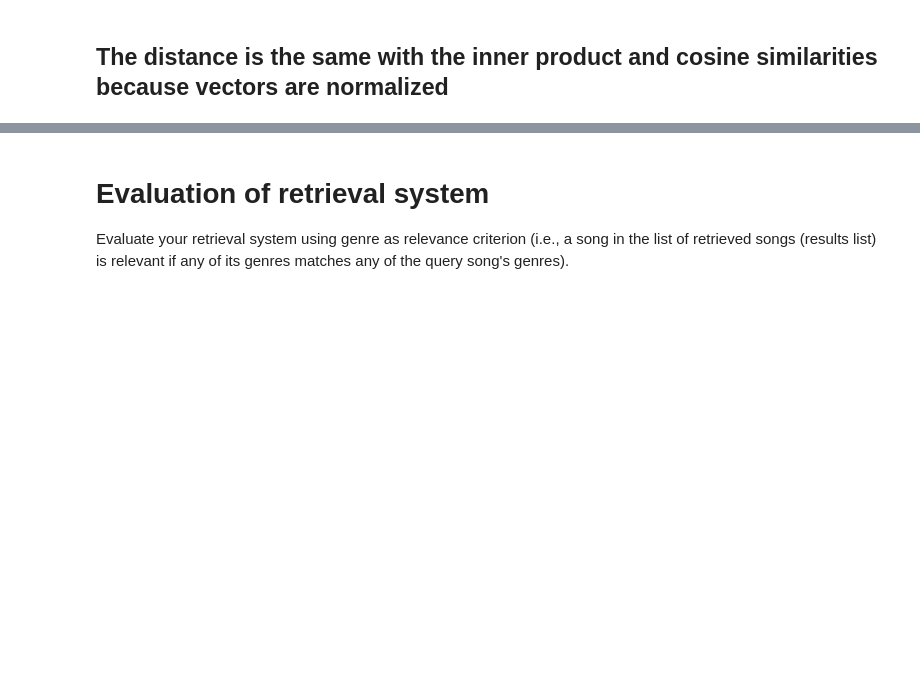
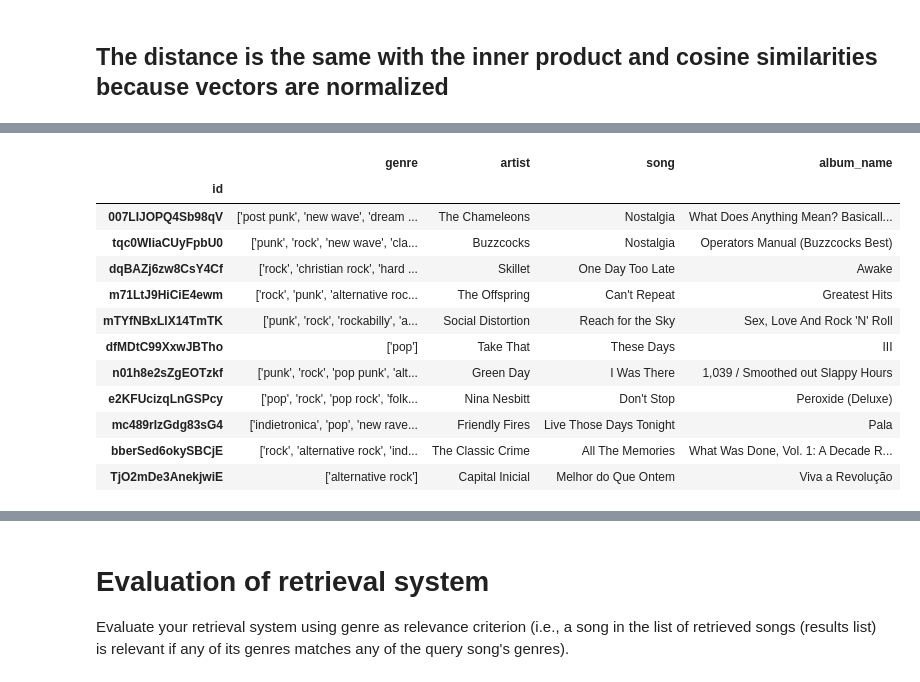
Before and after one commit to mmosc/MMSR, a Jupyter notebook: project/ProjectImplementation.ipynb, the cells around one changed output, grey strips where cells are left out. Saved outputs shown, nothing was run; the diff lists cells and outputs as text; code cells hidden in the pictures; blank space fills up the shorter version.

```diff
--- a/project/ProjectImplementation.ipynb
+++ b/project/ProjectImplementation.ipynb
@@ -365,0 +347,3 @@ getTopValues('0009fFIM1eYThaPg', df_innerProductDistance_bert).head(11)
+# %%
+# get a song ID from a query
+id_song = getSongIdByQuery("The Chameleons,Nostalgia")
@@ -365,0 +407,19 @@ getTopValues('0009fFIM1eYThaPg', df_innerProductDistance_bert).head(11)
+# %%
+# show result on bert
+bert_cos = getTopValues(id_song, df_cosineDistance_bert).head(11)
+bert_cos_list = bert_cos[['artist','song']].iloc[1:11]
+bert_cos.head(11)
+# %% [output]
+|  | genre | artist | song | album_name |
+| id |  |  |  |  |
+| 007LIJOPQ4Sb98qV | ['post punk', 'new wave', 'dream ... | The Chameleons | Nostalgia | What Does Anything Mean? Basicall... |
+| tqc0WIiaCUyFpbU0 | ['punk', 'rock', 'new wave', 'cla... | Buzzcocks | Nostalgia | Operators Manual (Buzzcocks Best) |
+| dqBAZj6zw8CsY4Cf | ['rock', 'christian rock', 'hard ... | Skillet | One Day Too Late | Awake |
+| m71LtJ9HiCiE4ewm | ['rock', 'punk', 'alternative roc... | The Offspring | Can't Repeat | Greatest Hits |
+| mTYfNBxLlX14TmTK | ['punk', 'rock', 'rockabilly', 'a... | Social Distortion | Reach for the Sky | Sex, Love And Rock 'N' Roll |
+| dfMDtC99XxwJBTho | ['pop'] | Take That | These Days | III |
+| n01h8e2sZgEOTzkf | ['punk', 'rock', 'pop punk', 'alt... | Green Day | I Was There | 1,039 / Smoothed out Slappy Hours |
+| e2KFUcizqLnGSPcy | ['pop', 'rock', 'pop rock', 'folk... | Nina Nesbitt | Don't Stop | Peroxide (Deluxe) |
+| mc489rIzGdg83sG4 | ['indietronica', 'pop', 'new rave... | Friendly Fires | Live Those Days Tonight | Pala |
+| bberSed6okySBCjE | ['rock', 'alternative rock', 'ind... | The Classic Crime | All The Memories | What Was Done, Vol. 1: A Decade R... |
+| TjO2mDe3AnekjwiE | ['alternative rock'] | Capital Inicial | Melhor do Que Ontem | Viva a Revolução |
```
Also changed, not shown: parts of 103 cells of this notebook, 1 other file.
